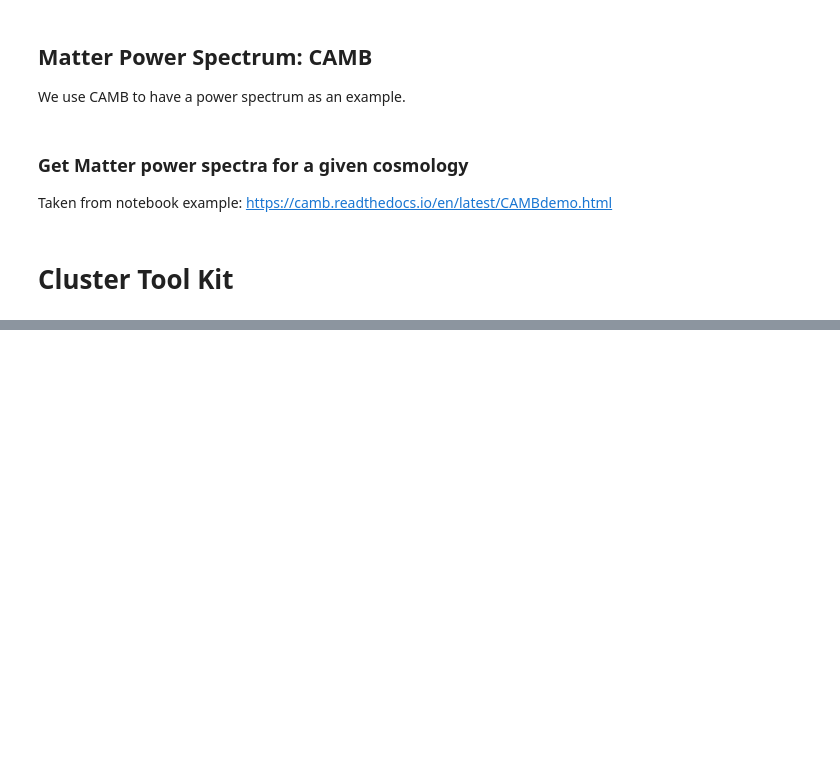
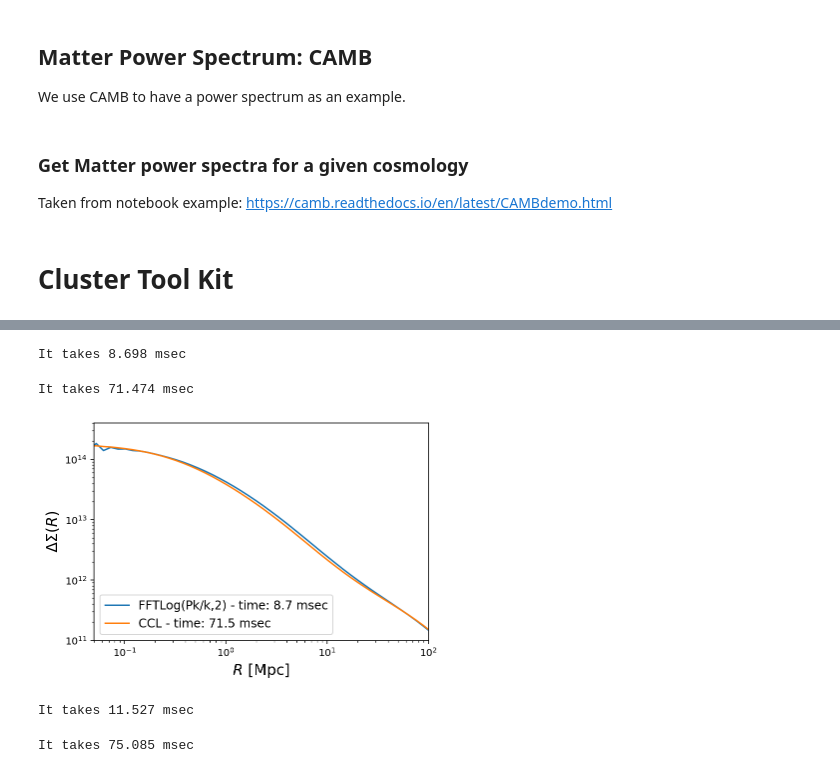
Before and after one commit to estevesjh/fnalFall2022, a Jupyter notebook: y3kp/hankelFunction/cosmoDataVector.ipynb, the cells around one changed output, grey strips where cells are left out. Cells and saved outputs as stored; diff of their text form; code cells hidden in the pictures; blank space fills up the shorter version.

```diff
--- a/y3kp/hankelFunction/cosmoDataVector.ipynb
+++ b/y3kp/hankelFunction/cosmoDataVector.ipynb
@@ -446,0 +219,4 @@ hhat = h.transform(f,k,ret_err=False)              # Return the transform of f a
+# %%
+profNFW = ccl.halos.HaloProfileNFW(cM, truncated=False)
+
+help(profNFW.shear)
@@ -446,0 +317,65 @@ hhat = h.transform(f,k,ret_err=False)              # Return the transform of f a
+# %%
+mass = 1e14
+t0 = time()
+dSigma_2 = np.zeros((nz, Radii_bins))
+dSigma_2b = np.zeros((nz, Radii_bins))
+for i in range(nz):
+    pk_1h, pk_2h = compute_cluster_power_spectrum(kh_nonlin, zvec[i], mass)
+    pk_total = pk_1h+pk_2h
+    s, DeltaSigma = delta_sigma(kh_nonlin, pk_total, l=2)
+    dSigma_2[i] = np.interp(r, s, DeltaSigma)
+
+eTimes['Hankl'] = (time()-t0)*1000
+print('It takes %.3f msec'%(eTimes['Hankl']))
+# %% [output]
+It takes 8.698 msec
+# %%
+mass = 1e14
+t0 = time()
+dSigma_2b = np.zeros((nz, Radii_bins))
+for i in range(nz):
+    dSigma_2b[i] = compute_dsigma(r, mass, zvec[i], 1.0, mass_def=hmd_200c, conc=cM)
+
+eTimes['CCL'] = (time()-t0)*1000
+print('It takes %.3f msec'%(eTimes['CCL']))
+# %% [output]
+It takes 71.474 msec
+# %%
+plt.loglog()
+plt.plot(r, dSigma_2[0], label='FFTLog(Pk/k,2) - time: %.1f msec'%(eTimes['Hankl']))
+plt.plot(r, dSigma_2b[0], label='CCL - time: %.1f msec'%(eTimes['CCL']))
+# plt.plot(kh_nonlin, pk_2h)
+# plt.plot(kh_nonlin, pk_total)
+plt.legend(fontsize=12)
+plt.xlim(5e-2, 1e2)
+plt.ylim(1e11, 4e14)
+plt.ylabel(r'$\Delta \Sigma (R)$', fontsize=15)
+plt.xlabel(r'$R\,\,[{\rm Mpc}]$', fontsize=15);
+# %% [output]
+[figure, added]
+# %%
+mass = 1e14
+t0 = time()
+dSigma_2 = np.zeros((nz, Radii_bins))
+dSigma_2b = np.zeros((nz, Radii_bins))
+for i in range(nz):
+    pk_1h, pk_2h = compute_cluster_power_spectrum(kh_nonlin, zvec[i], mass)
+    pk_total = pk_1h+pk_2h
+    s, DeltaSigma = avg_shear(kh_nonlin, pk_total, z_lens=zvec[i], l=2)
+    dSigma_2[i] = np.interp(r, s, DeltaSigma)
+
+eTimes['Hankl'] = (time()-t0)*1000
+print('It takes %.3f msec'%(eTimes['Hankl']))
+# %% [output]
+It takes 11.527 msec
+# %%
+mass = 1e14
+t0 = time()
+dSigma_2b = np.zeros((nz, Radii_bins))
+for i in range(nz):
+    dSigma_2b[i] = compute_shear(r, mass, zvec[i], 1.0, mass_def=hmd_200c, conc=cM)
+
+eTimes['CCL'] = (time()-t0)*1000
+print('It takes %.3f msec'%(eTimes['CCL']))
+# %% [output]
+It takes 75.085 msec
```
Also changed, not shown: parts of 47 cells of this notebook.
